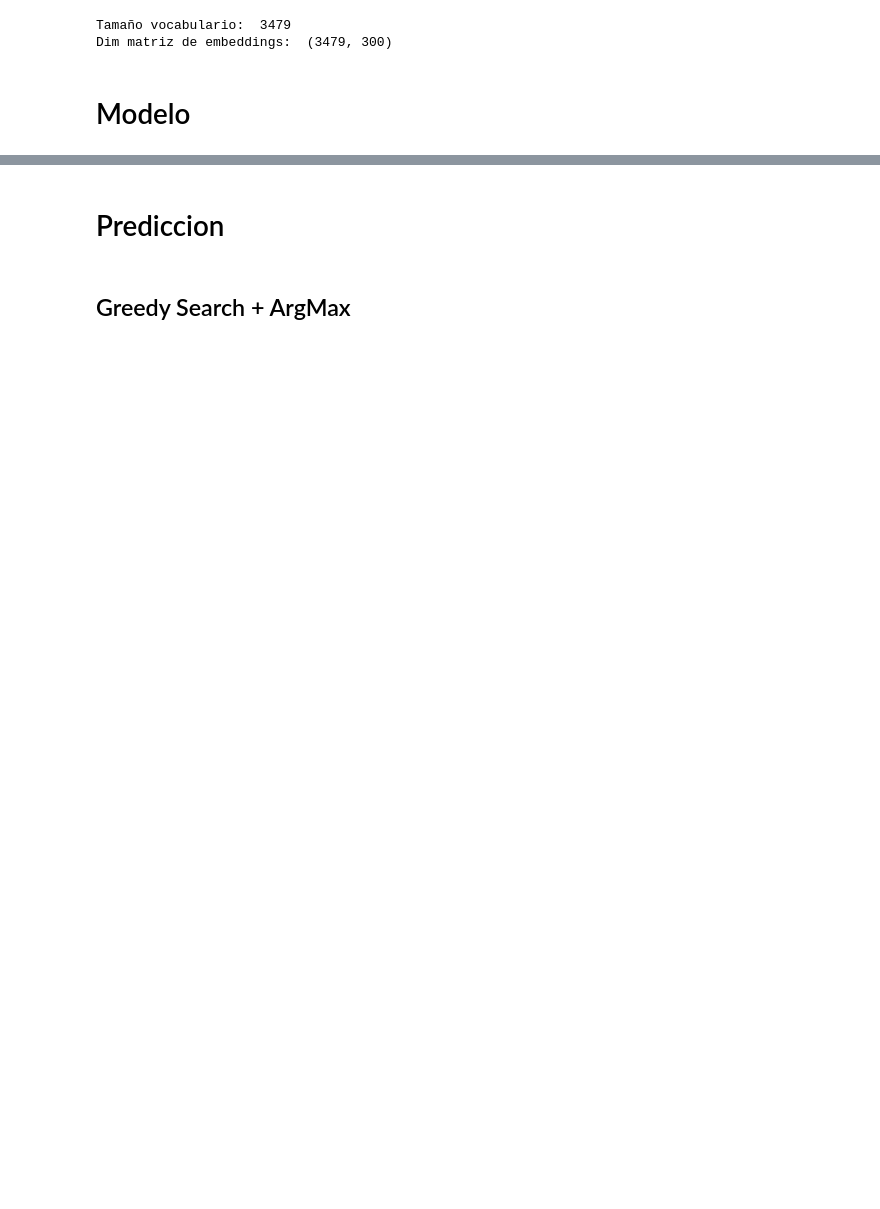
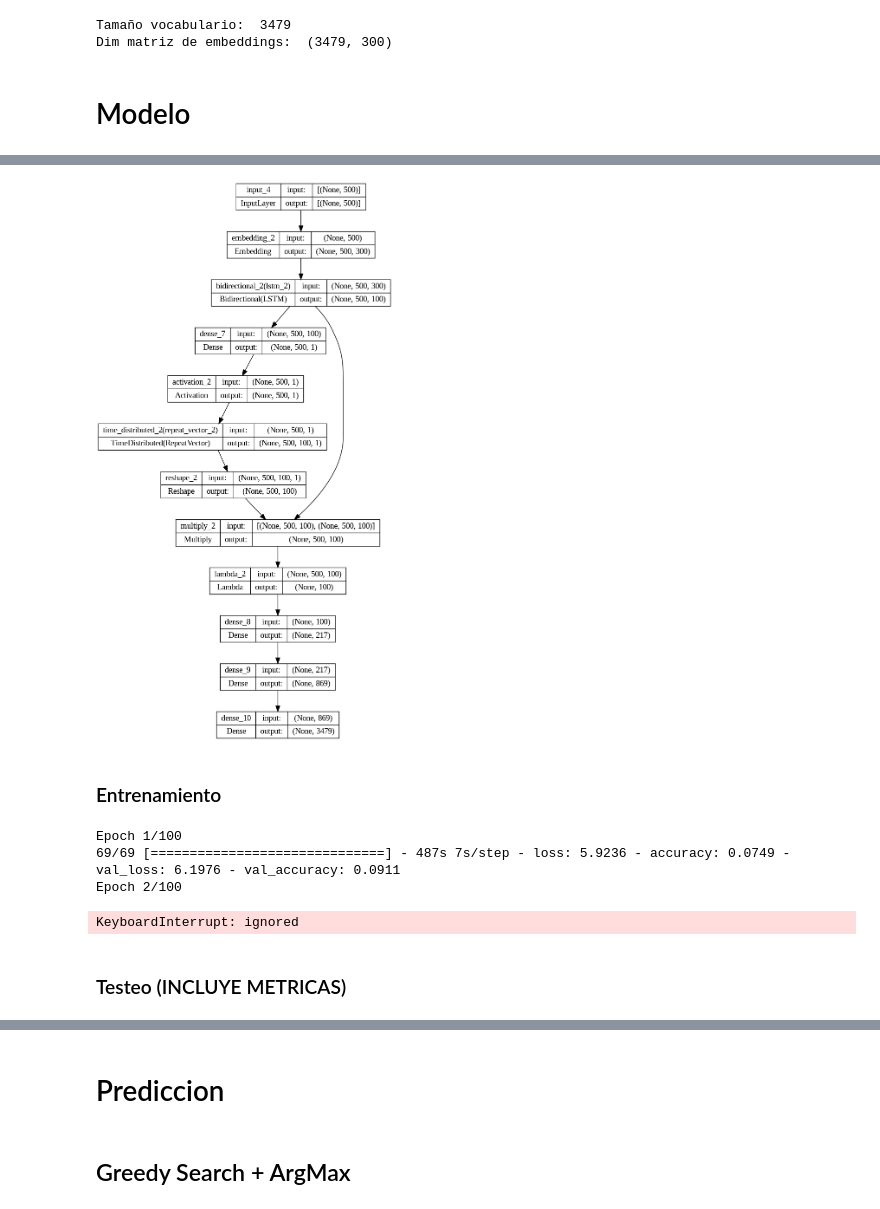
Before and after one commit to FranBasili/RN2-LanguageModel, a Jupyter notebook: LanguageModel.ipynb, the cells around one changed output, grey strips where cells are left out. Drawn from its saved outputs; the diff is of its cells as text; code cells hidden in the pictures; blank space fills up the shorter version.

```diff
--- a/LanguageModel.ipynb
+++ b/LanguageModel.ipynb
@@ -257,0 +265,29 @@ print(test_acc)
+# %%
+def softMaxOverTime(x):
+    return tf.keras.activations.softmax(x,axis=1)
+# %%
+LSTM_dim=100
+
+input_layer = Input(shape=(max_len,))
+
+embedding_layer=Embedding(input_dim=vocab_size, output_dim=embedding_dim,
+                          weights=[embedding_matrix], input_length=max_len,
+                          trainable=False)(input_layer) # Embeddings pre entrenados
+
+lstm_out=Bidirectional(GRU(LSTM_dim, return_sequences=True, activation="tanh"), merge_mode="sum")(embedding_layer)
+ulog_attention=Dense(1,activation="linear")(lstm_out)
+
+attention=Activation(softMaxOverTime)(ulog_attention)
+repeated_attention=TimeDistributed(RepeatVector(LSTM_dim))(attention)
+repeated_attention=Reshape([max_len,LSTM_dim])(repeated_attention)
+
+weighted_embeddings=Multiply()([repeated_attention,lstm_out])
+embedding_sum = Lambda(lambda x: tf.keras.backend.sum(x, axis=1))(weighted_embeddings)
+
+dense0=Dense(vocab_size//16, activation='relu')(embedding_sum)
+dense1=Dense(vocab_size//4, activation='relu')(dense0)
+dense2=Dense(vocab_size, activation='softmax')(dense1)
+
+modelGRU=Model(input_layer , dense2)
+
+modelGRU.summary()
@@ -257,0 +312,4 @@ print(test_acc)
+# %%
+plot_model(modelGRU, "LM_GRU.png", show_shapes=True)
+# %% [output]
+[figure, added]
@@ -257,0 +319,2 @@ print(test_acc)
+# %% [markdown]
+### Entrenamiento
@@ -257,0 +325,10 @@ print(test_acc)
+# %%
+historyGRU = modelGRU.fit(x_train, y_train, batch_size=BATCH_SIZE, epochs=75,
+                    validation_split=0.1, callbacks=[early_cb])
+# %% [output]
+Epoch 1/100
+69/69 [==============================] - 487s 7s/step - loss: 5.9236 - accuracy: 0.0749 - val_loss: 6.1976 - val_accuracy: 0.0911
+Epoch 2/100
+KeyboardInterrupt: ignored
+# %% [markdown]
+### Testeo (INCLUYE METRICAS)
```
Also changed, not shown: parts of 60 cells of this notebook, 2 other files.
